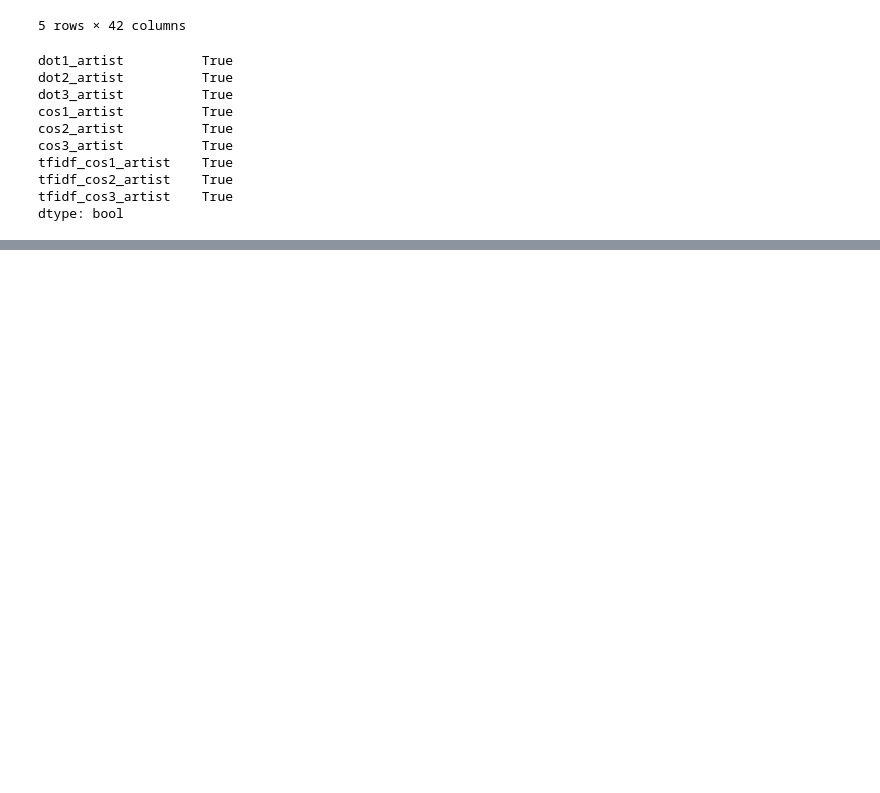
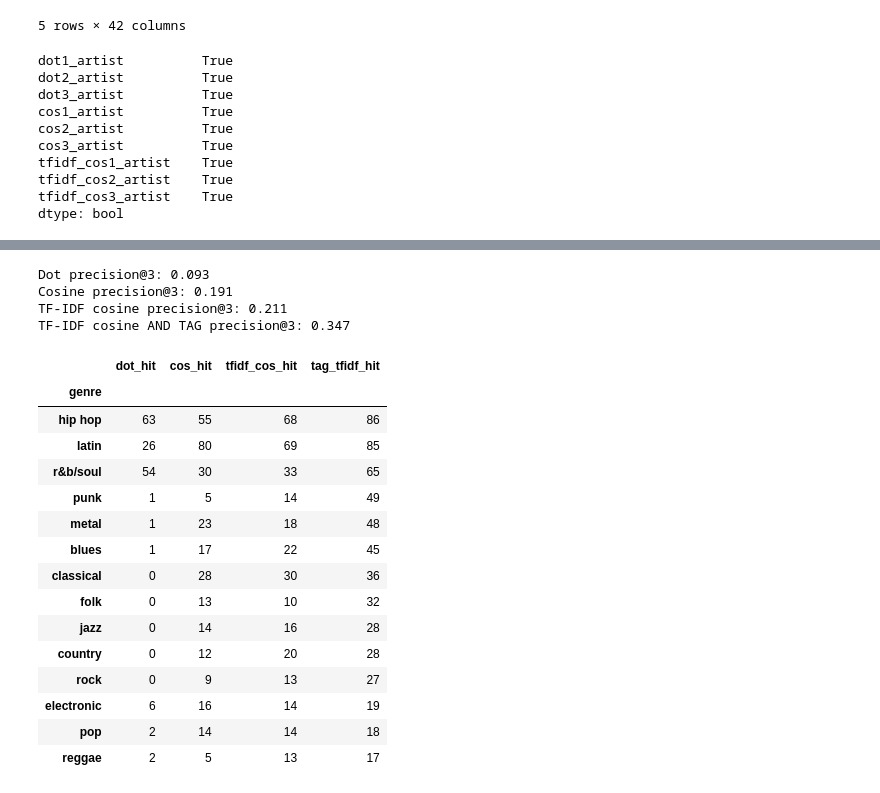
Before and after one commit to ae-phillips/uu_vectors_and_matrices, a Jupyter notebook: Thursday Lab/lab_01.ipynb, the cells around one changed output, grey strips where cells are left out. Saved outputs shown, nothing was run; the diff lists cells and outputs as text; code cells hidden in the pictures; blank space fills up the shorter version.

Commit message:
finish code for genre precision retrieval

```diff
--- a/Thursday Lab/lab_01.ipynb
+++ b/Thursday Lab/lab_01.ipynb
@@ -1074,0 +1099,3 @@ selected_genre
+# %%
+#create new dataframe to standardize tag column
+songs_tags = songs[meta_cols].copy()
@@ -1074,0 +1153,10 @@ selected_genre
+# %%
+# create jaccard similarity function to compare if song tags overlap
+def tag_jaccard(tags1, tags2):
+    tags1 = set(tags1)
+    tags2 = set(tags2)
+
+    if len(tags1 | tags2) == 0:
+        return 0
+
+    return len(tags1 & tags2) / len(tags1 | tags2)
@@ -1074,0 +1251,50 @@ selected_genre
+# %%
+tag_tfidf_hits = pd.concat([
+    tag_tfidf["genre"] == tag_tfidf["match1_genre"],
+    tag_tfidf["genre"] == tag_tfidf["match2_genre"],
+    tag_tfidf["genre"] == tag_tfidf["match3_genre"]
+])
+
+print(f"Dot precision@3: {dot_hits.mean():.3f}")
+print(f"Cosine precision@3: {cos_hits.mean():.3f}")
+print(f"TF-IDF cosine precision@3: {tfidf_cos_hits.mean():.3f}")
+print(f"TF-IDF cosine AND TAG precision@3: {tag_tfidf_hits.mean():.3f}")
+# %% [output]
+Dot precision@3: 0.093
+Cosine precision@3: 0.191
+TF-IDF cosine precision@3: 0.211
+TF-IDF cosine AND TAG precision@3: 0.347
+# %%
+genre_hit_counts = pd.DataFrame({
+    "genre": pd.concat([
+        genre["genre"],
+        genre["genre"],
+        genre["genre"]
+    ], ignore_index=True),
+
+    "dot_hit": dot_hits.reset_index(drop=True),
+    "cos_hit": cos_hits.reset_index(drop=True),
+    "tfidf_cos_hit": tfidf_cos_hits.reset_index(drop=True),
+    "tag_tfidf_hit": tag_tfidf_hits.reset_index(drop=True)
+})
+
+genre_hit_counts.groupby("genre")[
+    ["dot_hit", "cos_hit", "tfidf_cos_hit", "tag_tfidf_hit"]
+].sum().sort_values("tag_tfidf_hit", ascending=False)
+# %% [output]
+|  | dot_hit | cos_hit | tfidf_cos_hit | tag_tfidf_hit |
+| genre |  |  |  |  |
+| hip hop | 63 | 55 | 68 | 86 |
+| latin | 26 | 80 | 69 | 85 |
+| r&b/soul | 54 | 30 | 33 | 65 |
+| punk | 1 | 5 | 14 | 49 |
+| metal | 1 | 23 | 18 | 48 |
+| blues | 1 | 17 | 22 | 45 |
+| classical | 0 | 28 | 30 | 36 |
+| folk | 0 | 13 | 10 | 32 |
+| jazz | 0 | 14 | 16 | 28 |
+| country | 0 | 12 | 20 | 28 |
+| rock | 0 | 9 | 13 | 27 |
+| electronic | 6 | 16 | 14 | 19 |
+| pop | 2 | 14 | 14 | 18 |
+| reggae | 2 | 5 | 13 | 17 |
```
Also changed, not shown: parts of 12 cells of this notebook.
